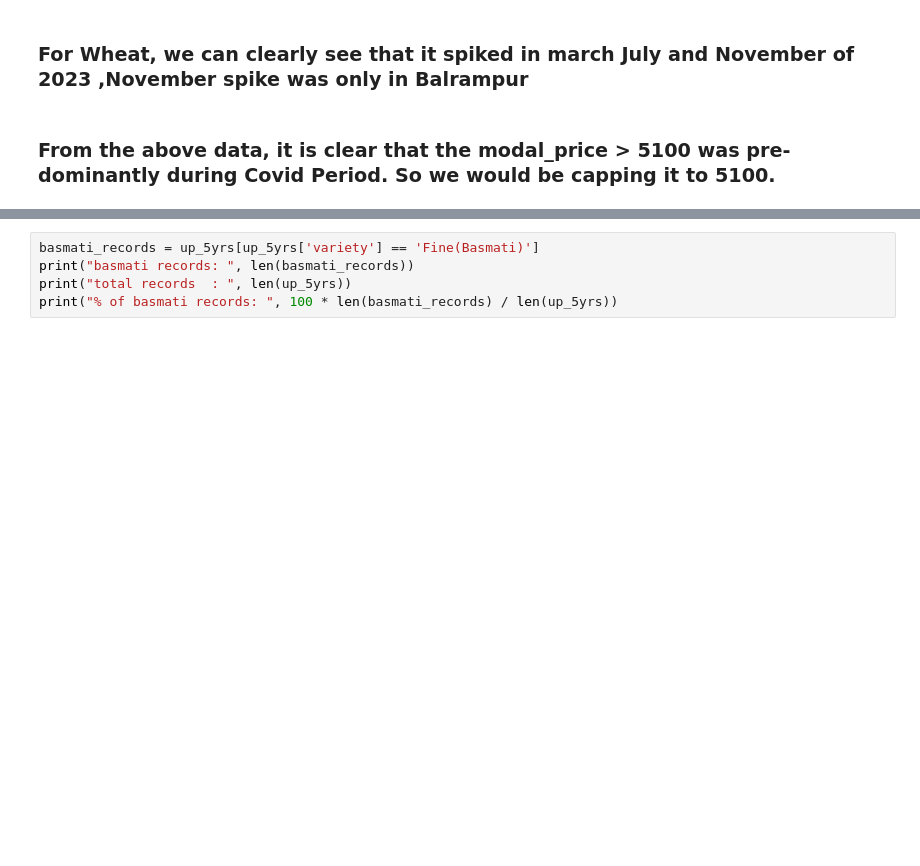
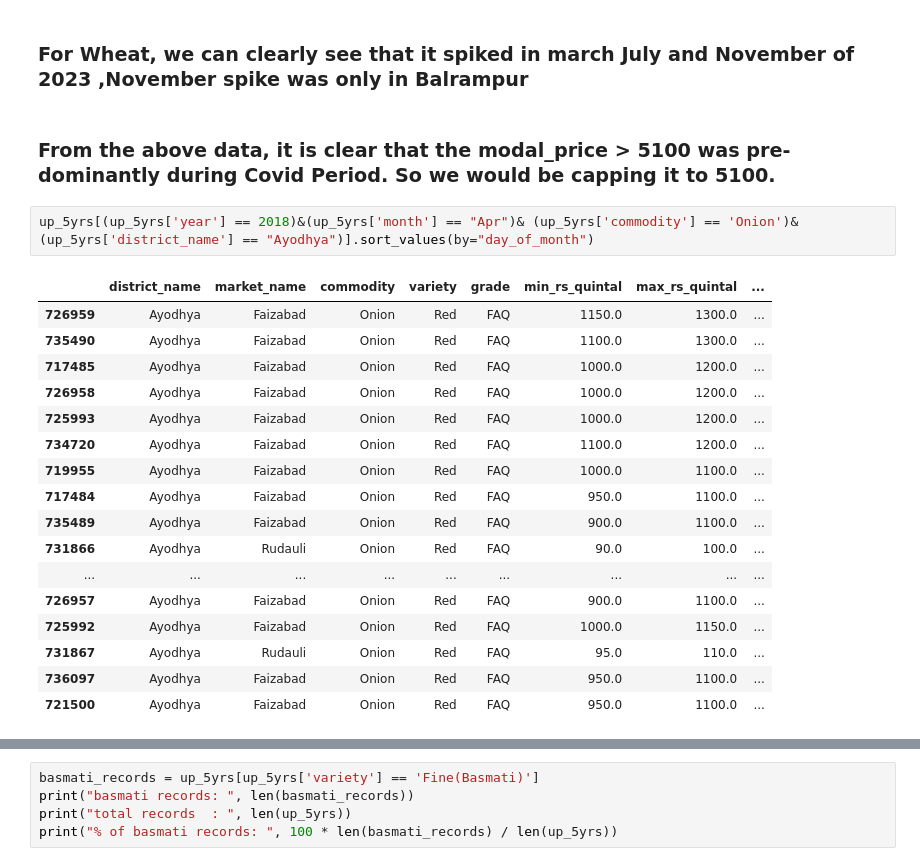
Before and after one commit to mashriram/sih_2024, a Jupyter notebook: src/02_pre_processing.ipynb, the cells around one changed output, grey strips where cells are left out. Cells and saved outputs as stored; diff of their text form; blank space fills up the shorter version.

```diff
--- a/src/02_pre_processing.ipynb
+++ b/src/02_pre_processing.ipynb
@@ -191,3 +192,23 @@ up_5yrs[(up_5yrs['modal_rs_quintal'] > 4000) & (up_5yrs['commodity'] == 'Potato'
 ### For Wheat, we can clearly see that it spiked in march July and November of 2023 ,November spike was only in Balrampur
 # %% [markdown]
 ### From the above data, it is clear that the modal_price > 5100 was pre-dominantly during Covid Period. So we would be capping it to 5100.
+# %%
+up_5yrs[(up_5yrs['year'] == 2018)&(up_5yrs['month'] == "Apr")& (up_5yrs['commodity'] == 'Onion')&(up_5yrs['district_name'] == "Ayodhya")].sort_values(by="day_of_month")
+# %% [output]
+|  | district_name | market_name | commodity | variety | grade | min_rs_quintal | max_rs_quintal | ... |
+| 726959 | Ayodhya | Faizabad | Onion | Red | FAQ | 1150.0 | 1300.0 | ... |
+| 735490 | Ayodhya | Faizabad | Onion | Red | FAQ | 1100.0 | 1300.0 | ... |
+| 717485 | Ayodhya | Faizabad | Onion | Red | FAQ | 1000.0 | 1200.0 | ... |
+| 726958 | Ayodhya | Faizabad | Onion | Red | FAQ | 1000.0 | 1200.0 | ... |
+| 725993 | Ayodhya | Faizabad | Onion | Red | FAQ | 1000.0 | 1200.0 | ... |
+| 734720 | Ayodhya | Faizabad | Onion | Red | FAQ | 1100.0 | 1200.0 | ... |
+| 719955 | Ayodhya | Faizabad | Onion | Red | FAQ | 1000.0 | 1100.0 | ... |
+| 717484 | Ayodhya | Faizabad | Onion | Red | FAQ | 950.0 | 1100.0 | ... |
+| 735489 | Ayodhya | Faizabad | Onion | Red | FAQ | 900.0 | 1100.0 | ... |
+| 731866 | Ayodhya | Rudauli | Onion | Red | FAQ | 90.0 | 100.0 | ... |
+| ... | ... | ... | ... | ... | ... | ... | ... | ... |
+| 726957 | Ayodhya | Faizabad | Onion | Red | FAQ | 900.0 | 1100.0 | ... |
+| 725992 | Ayodhya | Faizabad | Onion | Red | FAQ | 1000.0 | 1150.0 | ... |
+| 731867 | Ayodhya | Rudauli | Onion | Red | FAQ | 95.0 | 110.0 | ... |
+| 736097 | Ayodhya | Faizabad | Onion | Red | FAQ | 950.0 | 1100.0 | ... |
+| 721500 | Ayodhya | Faizabad | Onion | Red | FAQ | 950.0 | 1100.0 | ... |
```
Also changed, not shown: parts of 7 cells of this notebook.
